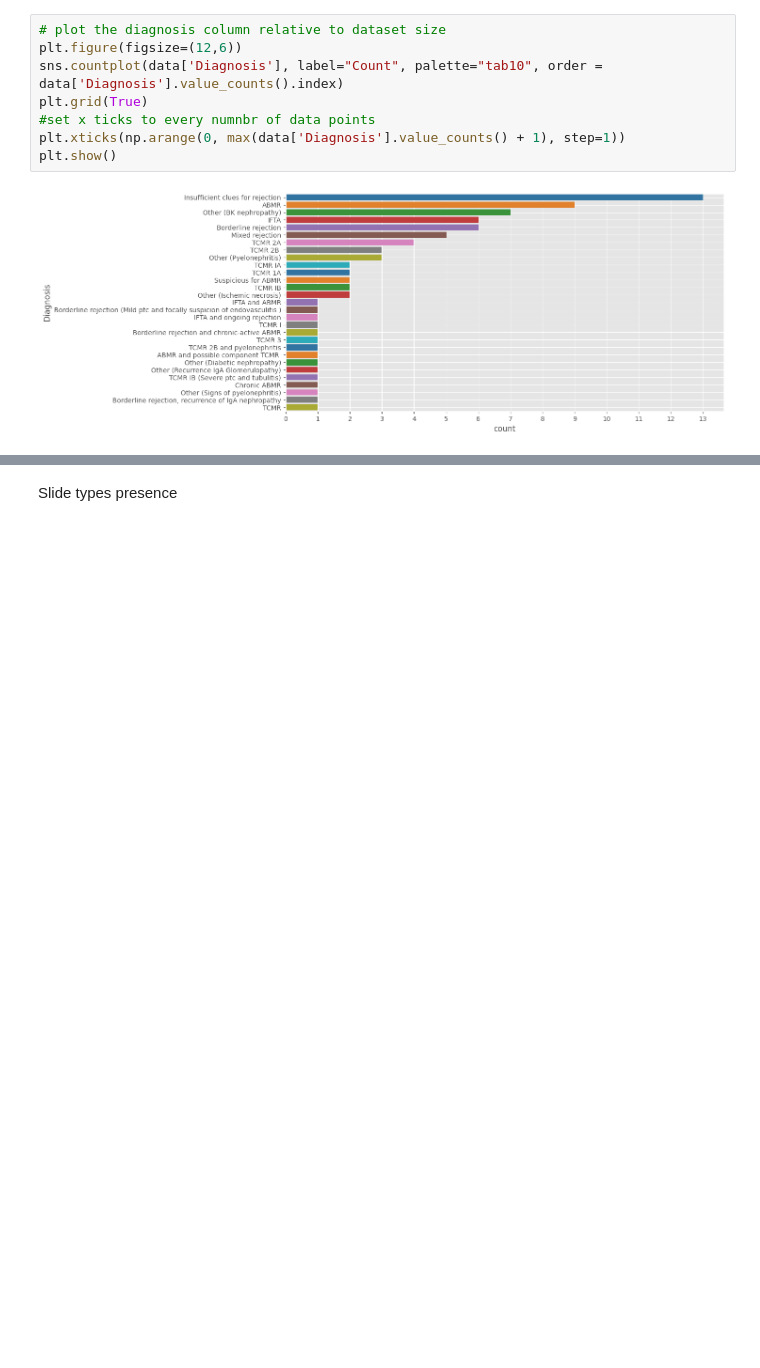
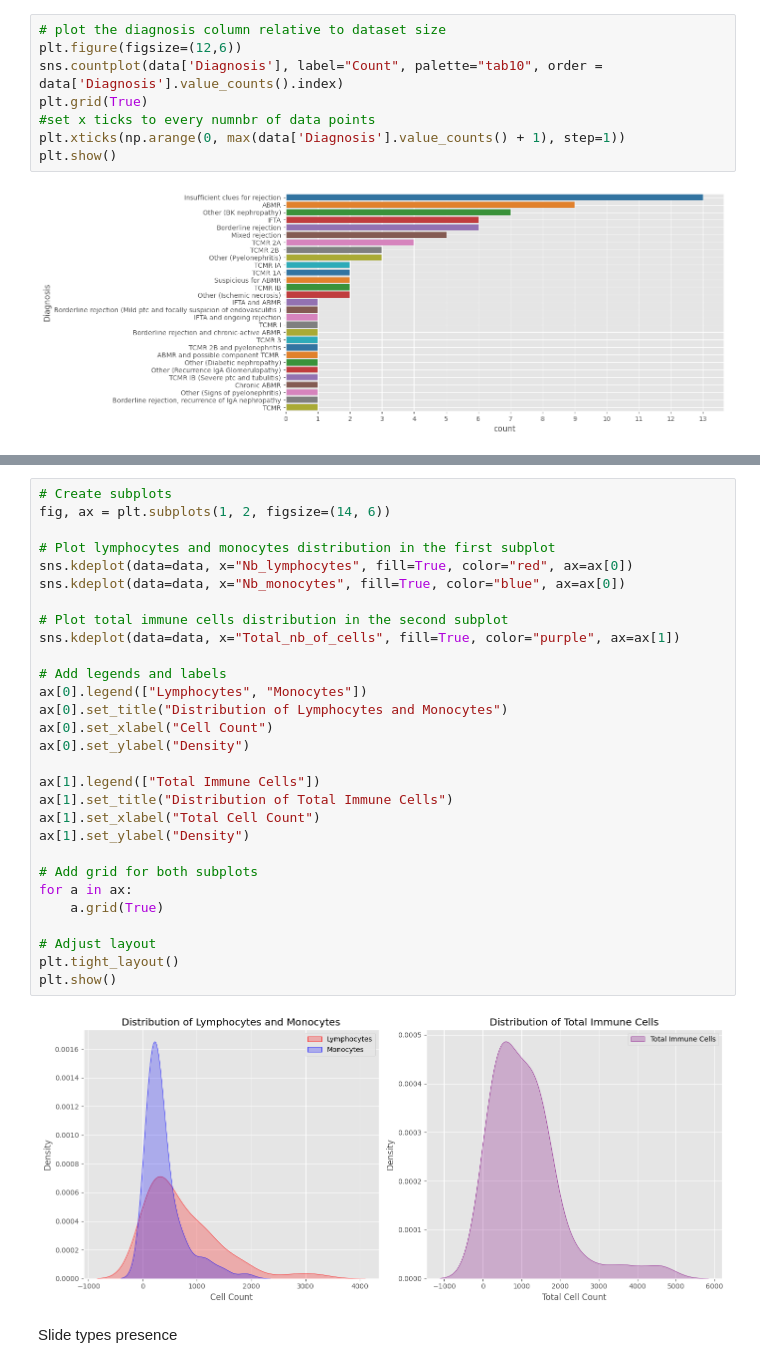
Before and after one commit to AImageLab-zip/MONKEY_challenge_ziplab, a Jupyter notebook: data_analysis/context_analisys.ipynb, the cells around one changed output, grey strips where cells are left out. Drawn from its saved outputs; the diff is of its cells as text; blank space fills up the shorter version.

```diff
--- a/data_analysis/context_analisys.ipynb
+++ b/data_analysis/context_analisys.ipynb
@@ -117,3 +126,34 @@ plt.show()
+# %%
+# Create subplots
+fig, ax = plt.subplots(1, 2, figsize=(14, 6))
+
+# Plot lymphocytes and monocytes distribution in the first subplot
+sns.kdeplot(data=data, x="Nb_lymphocytes", fill=True, color="red", ax=ax[0])
+sns.kdeplot(data=data, x="Nb_monocytes", fill=True, color="blue", ax=ax[0])
+
+# Plot total immune cells distribution in the second subplot
+sns.kdeplot(data=data, x="Total_nb_of_cells", fill=True, color="purple", ax=ax[1])
+
+# Add legends and labels
+ax[0].legend(["Lymphocytes", "Monocytes"])
+ax[0].set_title("Distribution of Lymphocytes and Monocytes")
+ax[0].set_xlabel("Cell Count")
+ax[0].set_ylabel("Density")
+
+ax[1].legend(["Total Immune Cells"])
+ax[1].set_title("Distribution of Total Immune Cells")
+ax[1].set_xlabel("Total Cell Count")
+ax[1].set_ylabel("Density")
+
+# Add grid for both subplots
+for a in ax:
+    a.grid(True)
+
+# Adjust layout
+plt.tight_layout()
+plt.show()
+# %% [output]
+[figure, added]
 # %% [markdown]
 Slide types presence
 # %%
```
Also changed, not shown: parts of 2 cells of this notebook, 3 other files.
